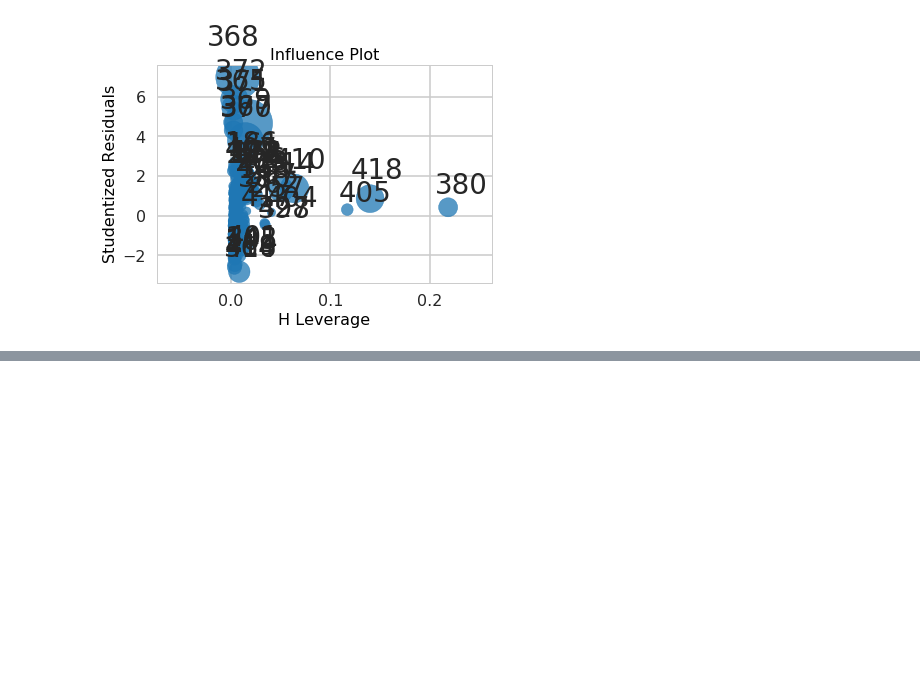
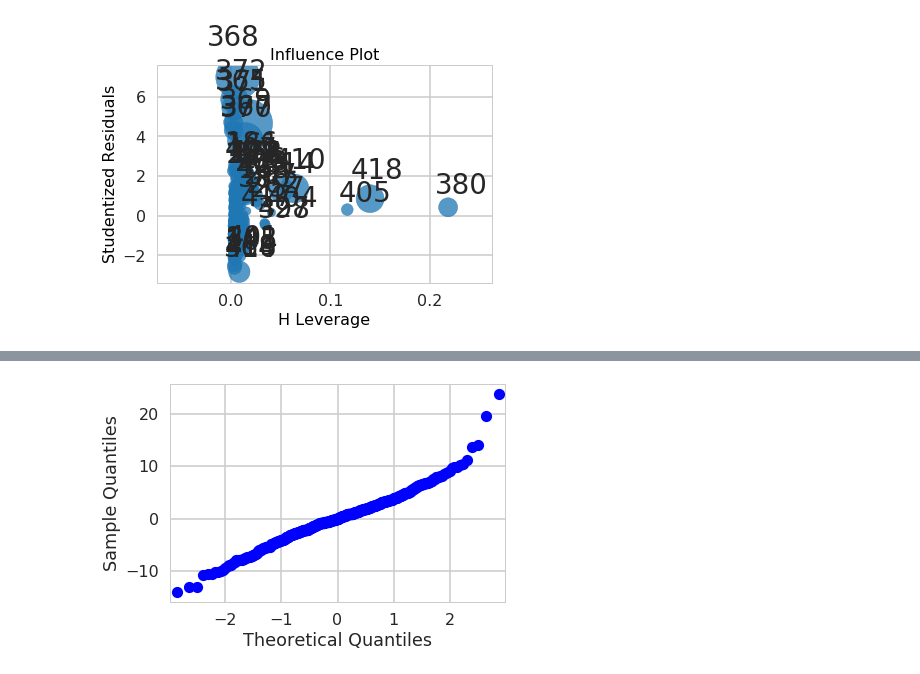
Before and after one commit to krishisharma45/springboard-homework, a Jupyter notebook: Mini_Project_Linear_Regression.ipynb, the cells around one changed output, grey strips where cells are left out. Drawn from its saved outputs; the diff is of its cells as text; code cells hidden in the pictures; blank space fills up the shorter version.

```diff
--- a/Mini_Project_Linear_Regression.ipynb
+++ b/Mini_Project_Linear_Regression.ipynb
@@ -1035,0 +1075,6 @@ The fitted values plot tells us that the model best predicts around the middle p
+# %%
+res = model.resid
+quantile = sm.qqplot(res)
+plt.show()
+# %% [output]
+[figure, added]
```
Also changed, not shown: parts of 18 cells of this notebook.
